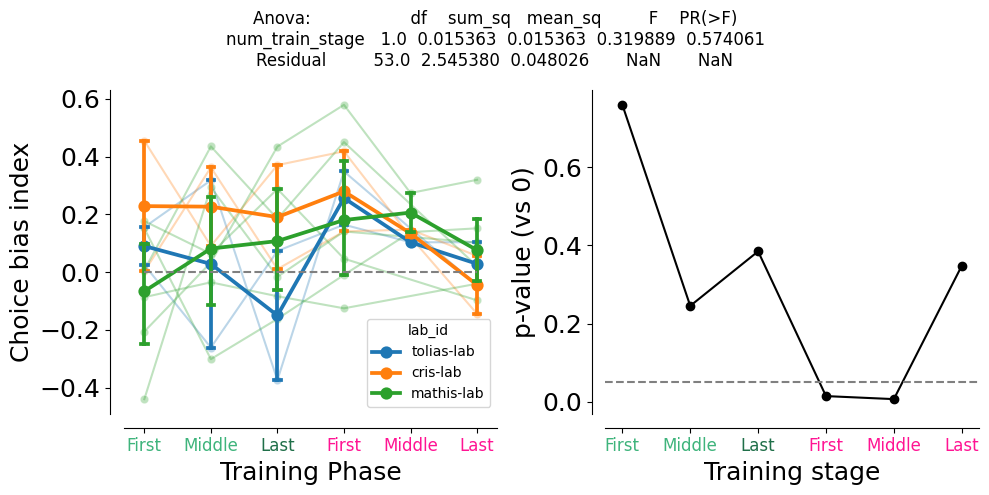
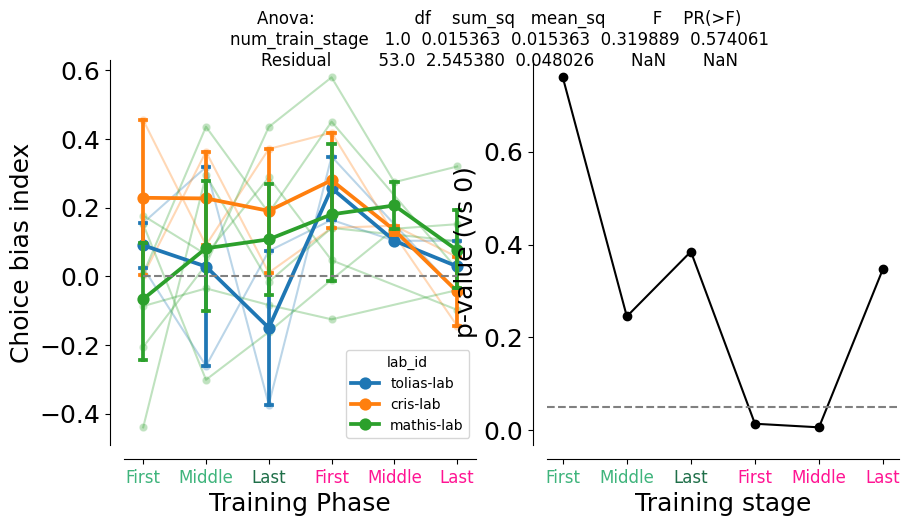
The notebook cell's code change between the first figure and the second:
--- before
+++ after
@@ -59,4 +59,3 @@
     
 fig.suptitle(f"Anova:{table}")
-plt.tight_layout()
 plt.savefig(save_fig_path + "figure1_training_bias.svg", transparent=True)

Commit: Update training choice bias plot once saved